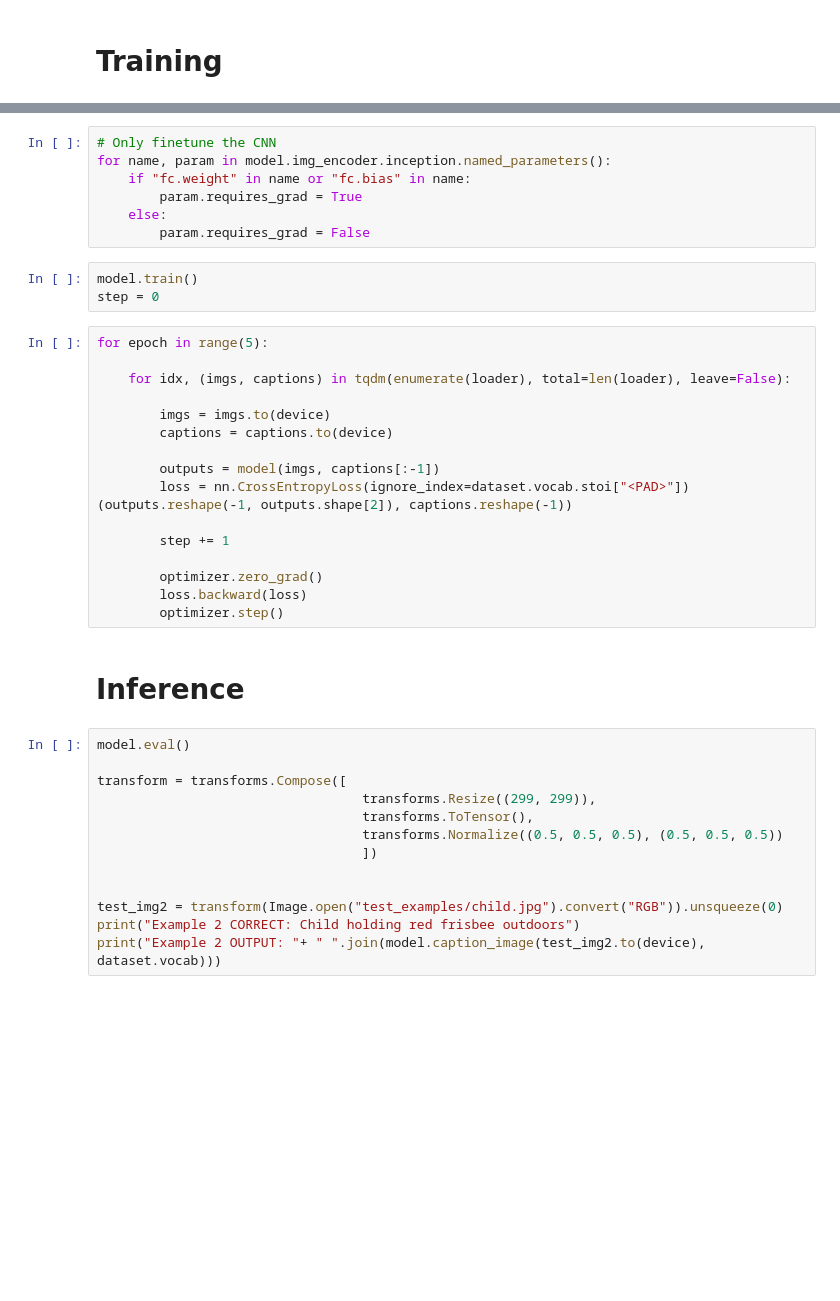
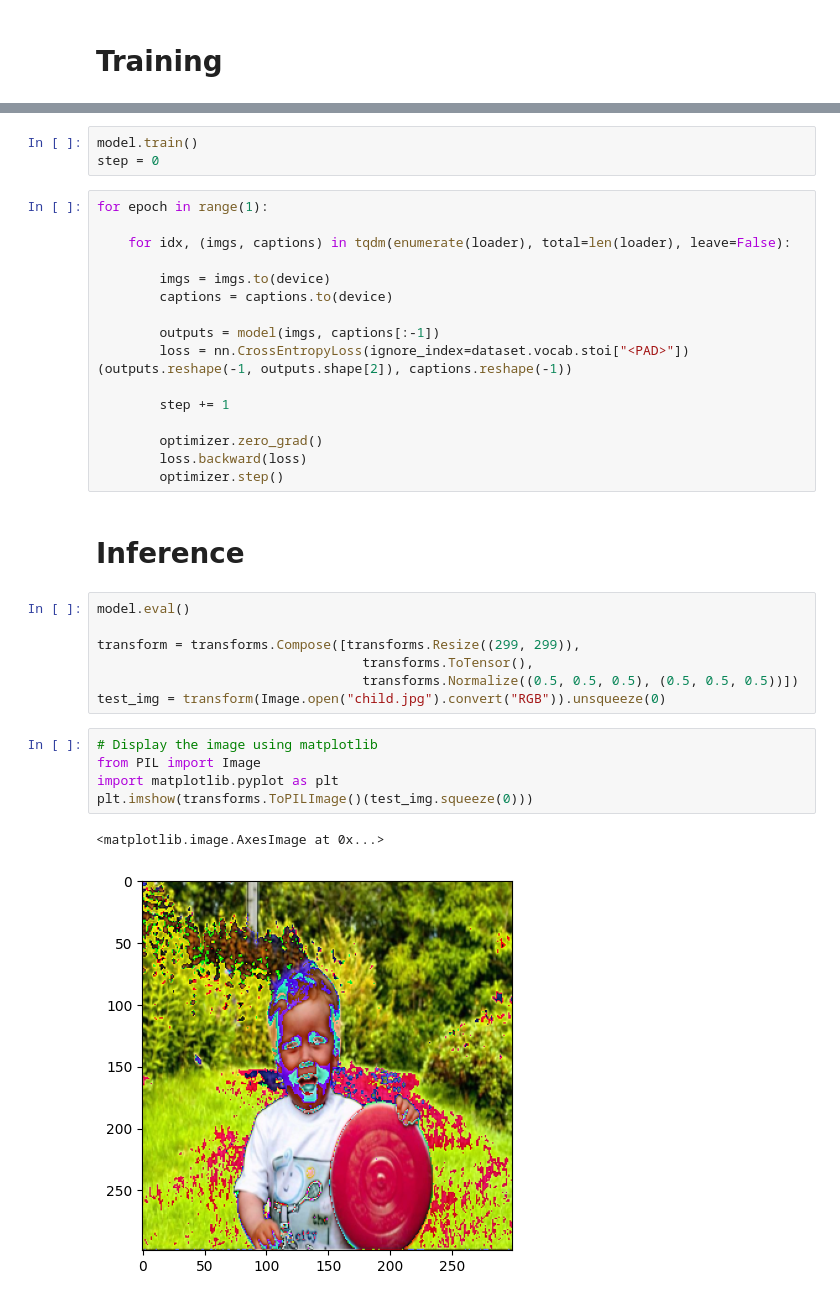
Before and after one commit to khetansarvesh/multimodal_ai, a Jupyter notebook: image_captioning.ipynb, the cells around one changed output, grey strips where cells are left out. Saved outputs shown, nothing was run; the diff lists cells and outputs as text; blank space fills up the shorter version.

```diff
--- a/image_captioning.ipynb
+++ b/image_captioning.ipynb
@@ -218,15 +223,8 @@ Downloading: "https://download.pytorch.org/models/inception_v3_google-0cc3c7bd.p
-# %%
-# Only finetune the CNN
-for name, param in model.img_encoder.inception.named_parameters():
-    if "fc.weight" in name or "fc.bias" in name:
-        param.requires_grad = True
-    else:
-        param.requires_grad = False
 # %%
 model.train()
 step = 0
 # %%
-for epoch in range(5):
+for epoch in range(1):
 
     for idx, (imgs, captions) in tqdm(enumerate(loader), total=len(loader), leave=False):
 
@@ -246,13 +244,15 @@ for epoch in range(5):
 # %%
 model.eval()
 
-transform = transforms.Compose([
-                                  transforms.Resize((299, 299)),
+transform = transforms.Compose([transforms.Resize((299, 299)),
                                   transforms.ToTensor(),
-                                  transforms.Normalize((0.5, 0.5, 0.5), (0.5, 0.5, 0.5))
-                                  ])
-
-
-test_img2 = transform(Image.open("test_examples/child.jpg").convert("RGB")).unsqueeze(0)
-print("Example 2 CORRECT: Child holding red frisbee outdoors")
-print("Example 2 OUTPUT: "+ " ".join(model.caption_image(test_img2.to(device), dataset.vocab)))
+                                  transforms.Normalize((0.5, 0.5, 0.5), (0.5, 0.5, 0.5))])
+test_img = transform(Image.open("child.jpg").convert("RGB")).unsqueeze(0)
+# %%
+# Display the image using matplotlib
+from PIL import Image
+import matplotlib.pyplot as plt
+plt.imshow(transforms.ToPILImage()(test_img.squeeze(0)))
+# %% [output]
+<matplotlib.image.AxesImage at 0x...>
+[figure, added]
```
Also changed, not shown: parts of 5 cells of this notebook.
